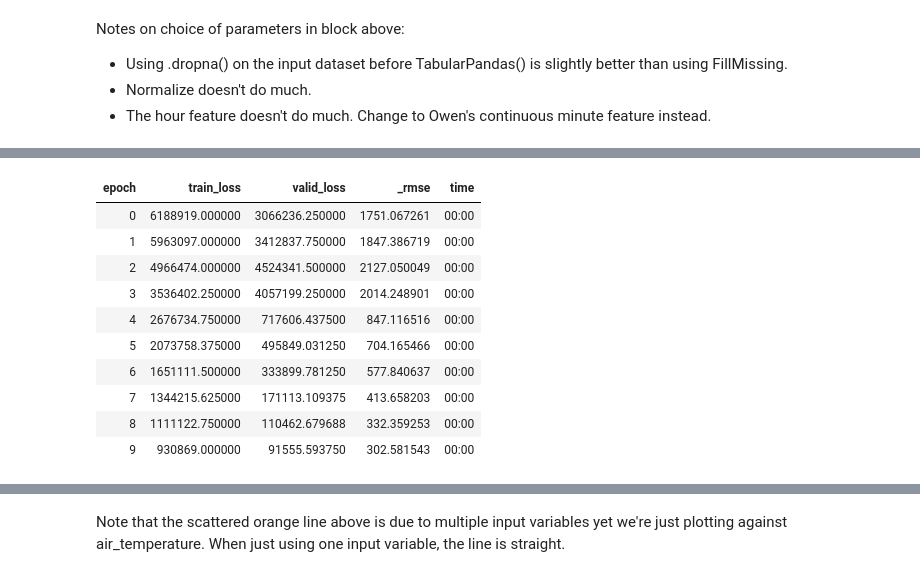
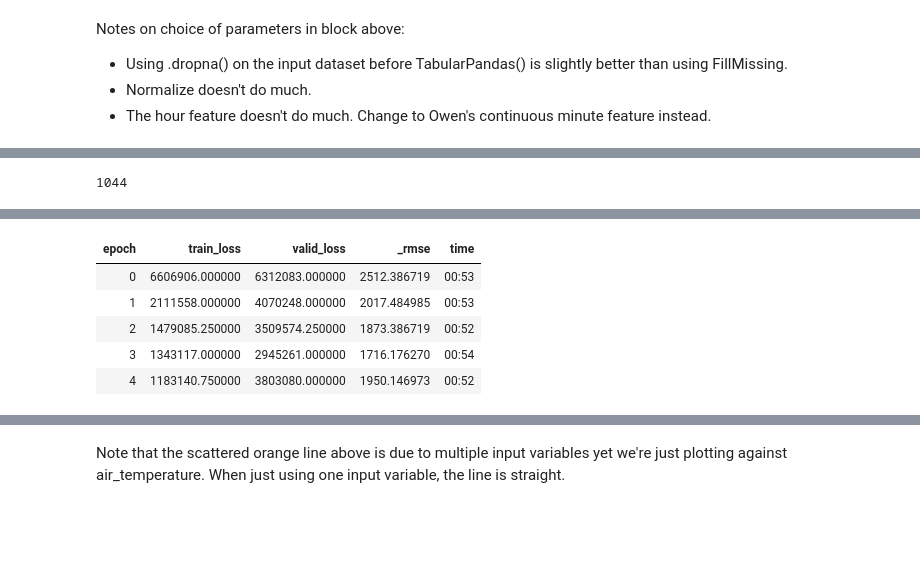
Before and after one commit to fastai-energetic-engineering/ashrae, a Jupyter notebook: ASHRAE_energy_fastai.ipynb, the cells around one changed output, grey strips where cells are left out. Cells and saved outputs as stored; diff of their text form; code cells hidden in the pictures; blank space fills up the shorter version.

```diff
--- a/ASHRAE_energy_fastai.ipynb
+++ b/ASHRAE_energy_fastai.ipynb
@@ -108,0 +89,3 @@ OSError: ignored
+# %%
+%cd '/content/gdrive/MyDrive/Colab Notebooks/ashrae'
+train_valid = pd.read_parquet("feature_enhanced_train_combined.parquet.snappy")
@@ -161,7 +200,7 @@ splits1=MaskSplitter(train['timestamp'] >= '2016-07-01')(range_of(train))
 cat_names = ['building_id', 'meter', 'site_id', 'primary_use']
 #cont_names = ['timestamp', 'square_feet', 'year_built', 'floor_count', 'air_temperature', 'cloud_coverage', 'dew_temperature', 'precip_depth_1_hr', 'sea_level_pressure', 'wind_direction', 'wind_speed', 'time_diff', 'timestamp_gmt']
 cont_names = ['square_feet', 'year_built', 'floor_count', 'air_temperature', 'cloud_coverage', 'dew_temperature', 'precip_depth_1_hr', 'sea_level_pressure', 'wind_direction', 'wind_speed']
-cont_names = ['air_temperature', 'dew_temperature']
+cont_names = ['air_temperature', 'dew_temperature', 'square_feet', 'week_fraction', 'day_fraction']
 #cont,cat = cont_cat_split(train, 1, dep_var=dep_var)
 procs = [Categorify, FillMissing, Normalize]
 to1 = TabularPandas(train, procs=procs,
@@ -213,25 +231,23 @@ dls1.show_batch()
 # %%
-del train_valid
+if 'train_valid' in locals():
+  del train_valid
 del train
 gc.collect()
+# %% [output]
+1044
 # %%
 # Train a tabular model
 
 learn = tabular_learner(dls1, metrics=rmse)
 learn.summary()
 # Exploring the learning rates
 #learn.lr_find(stop_div=False)
-learn.fit_one_cycle(10, lr_max=.2)
+learn.fit_one_cycle(5, lr_max=.001)
 # %% [output]
 [interactive output not drawn]
 | epoch | train_loss | valid_loss | _rmse | time |
-| 0 | 6188919.000000 | 3066236.250000 | 1751.067261 | 00:00 |
-| 1 | 5963097.000000 | 3412837.750000 | 1847.386719 | 00:00 |
-| 2 | 4966474.000000 | 4524341.500000 | 2127.050049 | 00:00 |
-| 3 | 3536402.250000 | 4057199.250000 | 2014.248901 | 00:00 |
-| 4 | 2676734.750000 | 717606.437500 | 847.116516 | 00:00 |
-| 5 | 2073758.375000 | 495849.031250 | 704.165466 | 00:00 |
-| 6 | 1651111.500000 | 333899.781250 | 577.840637 | 00:00 |
-| 7 | 1344215.625000 | 171113.109375 | 413.658203 | 00:00 |
-| 8 | 1111122.750000 | 110462.679688 | 332.359253 | 00:00 |
-| 9 | 930869.000000 | 91555.593750 | 302.581543 | 00:00 |
+| 0 | 6606906.000000 | 6312083.000000 | 2512.386719 | 00:53 |
+| 1 | 2111558.000000 | 4070248.000000 | 2017.484985 | 00:53 |
+| 2 | 1479085.250000 | 3509574.250000 | 1873.386719 | 00:52 |
+| 3 | 1343117.000000 | 2945261.000000 | 1716.176270 | 00:54 |
+| 4 | 1183140.750000 | 3803080.000000 | 1950.146973 | 00:52 |
```
Also changed, not shown: parts of 19 cells of this notebook.
